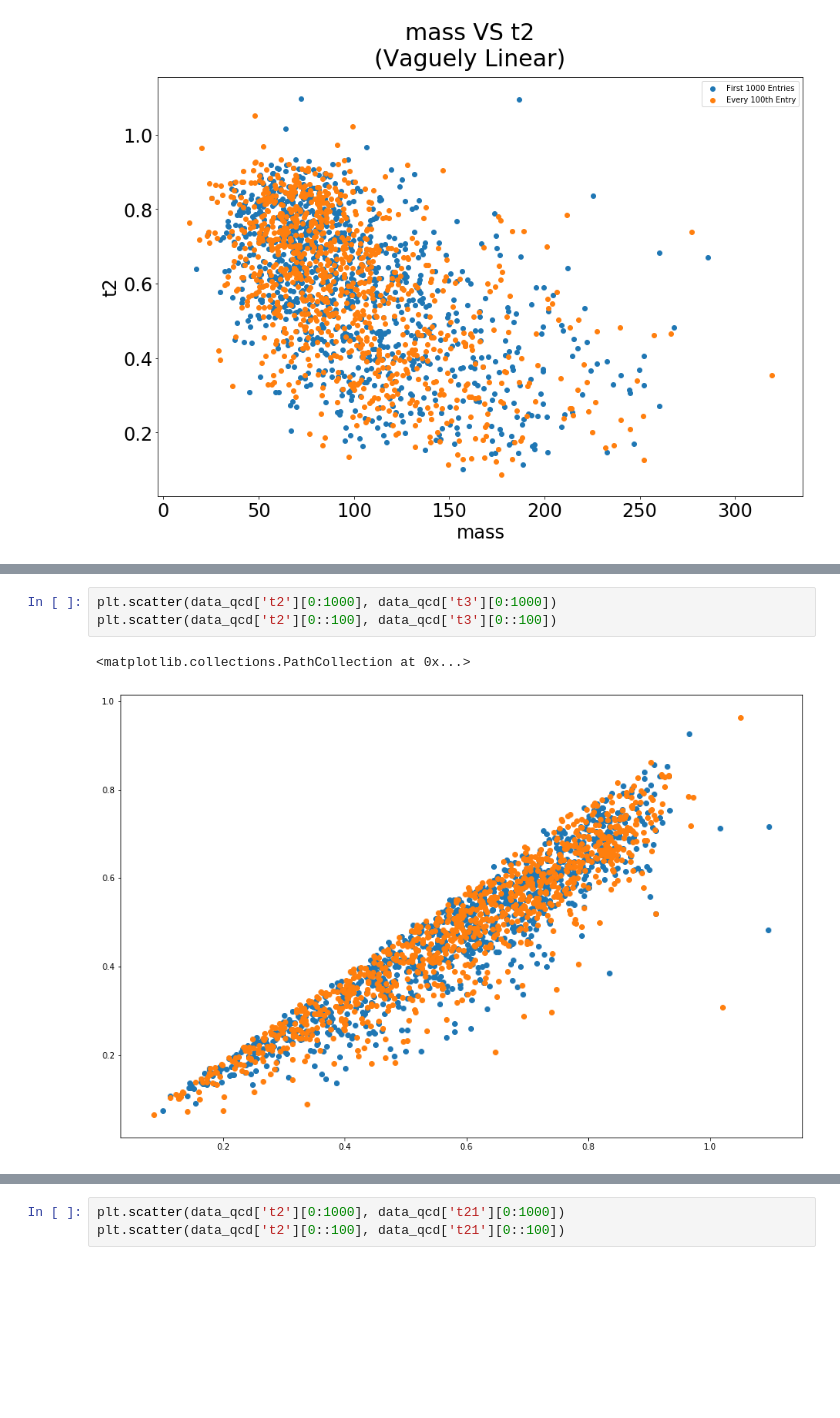
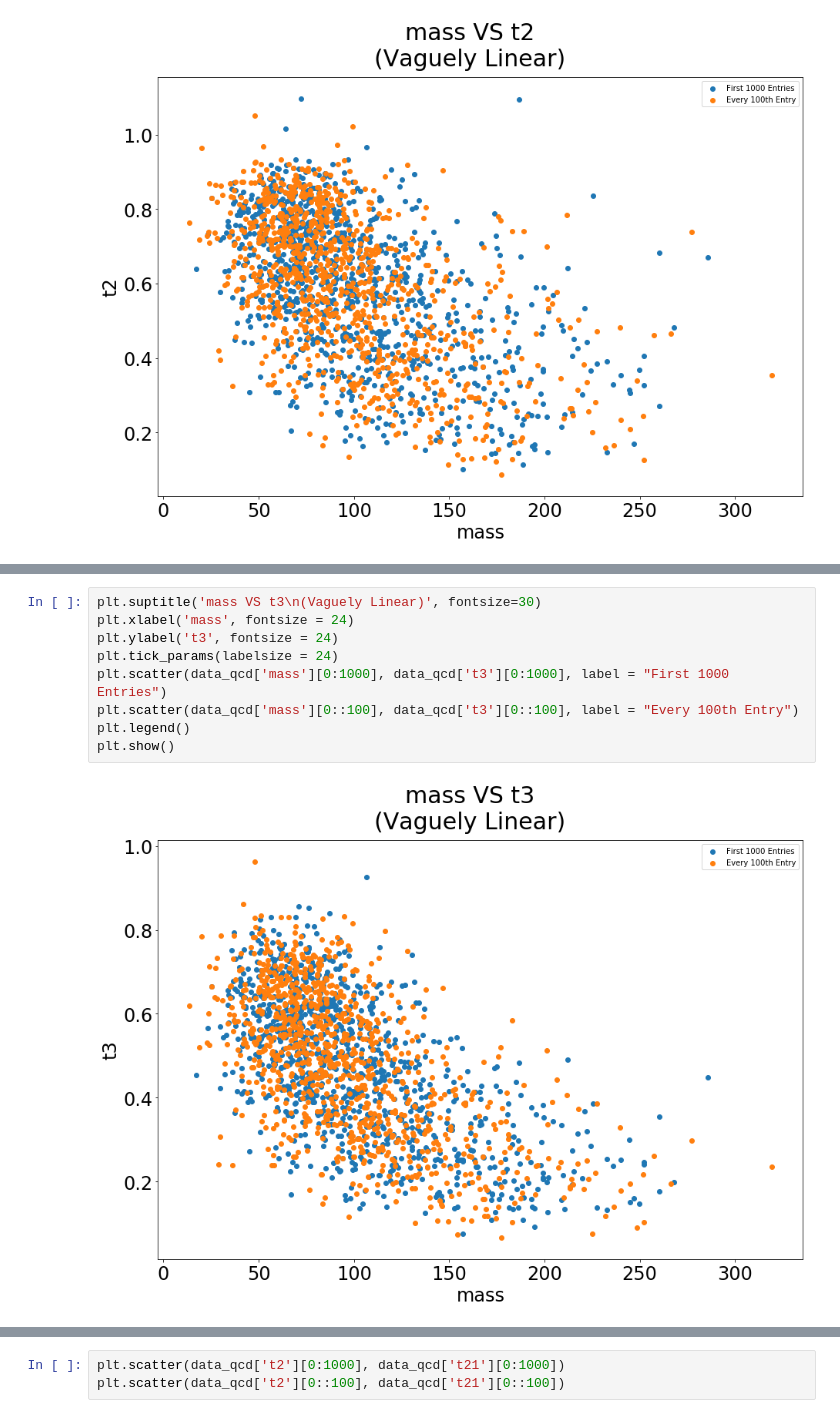
Before and after one commit to John-ZH/PHYS-343-Lab, a Jupyter notebook: John_Zhuang_Lab05.ipynb, the cells around one changed output, grey strips where cells are left out. Saved outputs shown, nothing was run; the diff lists cells and outputs as text; blank space fills up the shorter version.

```diff
--- a/John_Zhuang_Lab05.ipynb
+++ b/John_Zhuang_Lab05.ipynb
@@ -567,6 +478,11 @@ plt.scatter(data_qcd['t1'][0::100], data_qcd['t3'][0::100])
-# %%
-plt.scatter(data_qcd['t2'][0:1000], data_qcd['t3'][0:1000])
-plt.scatter(data_qcd['t2'][0::100], data_qcd['t3'][0::100])
-# %% [output]
-<matplotlib.collections.PathCollection at 0x...>
-[figure, removed]
+# %%
+plt.suptitle('mass VS t3\n(Vaguely Linear)', fontsize=30)
+plt.xlabel('mass', fontsize = 24)
+plt.ylabel('t3', fontsize = 24)
+plt.tick_params(labelsize = 24)
+plt.scatter(data_qcd['mass'][0:1000], data_qcd['t3'][0:1000], label = "First 1000 Entries")
+plt.scatter(data_qcd['mass'][0::100], data_qcd['t3'][0::100], label = "Every 100th Entry")
+plt.legend()
+plt.show()
+# %% [output]
+[figure, added]
```
Also changed, not shown: parts of 41 cells of this notebook.
